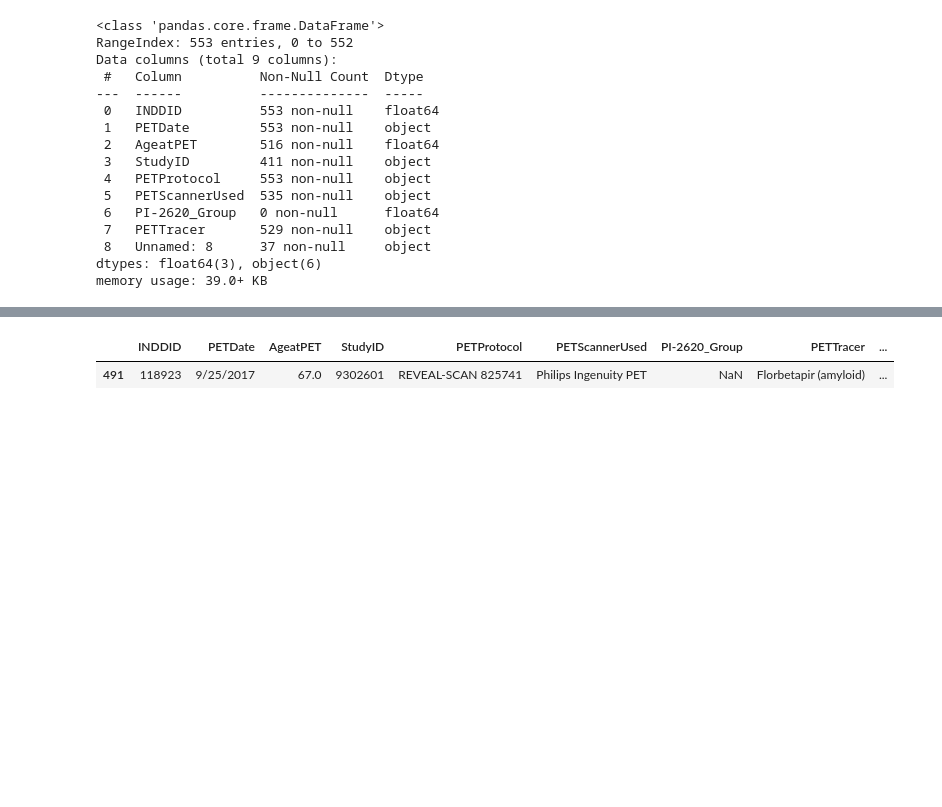
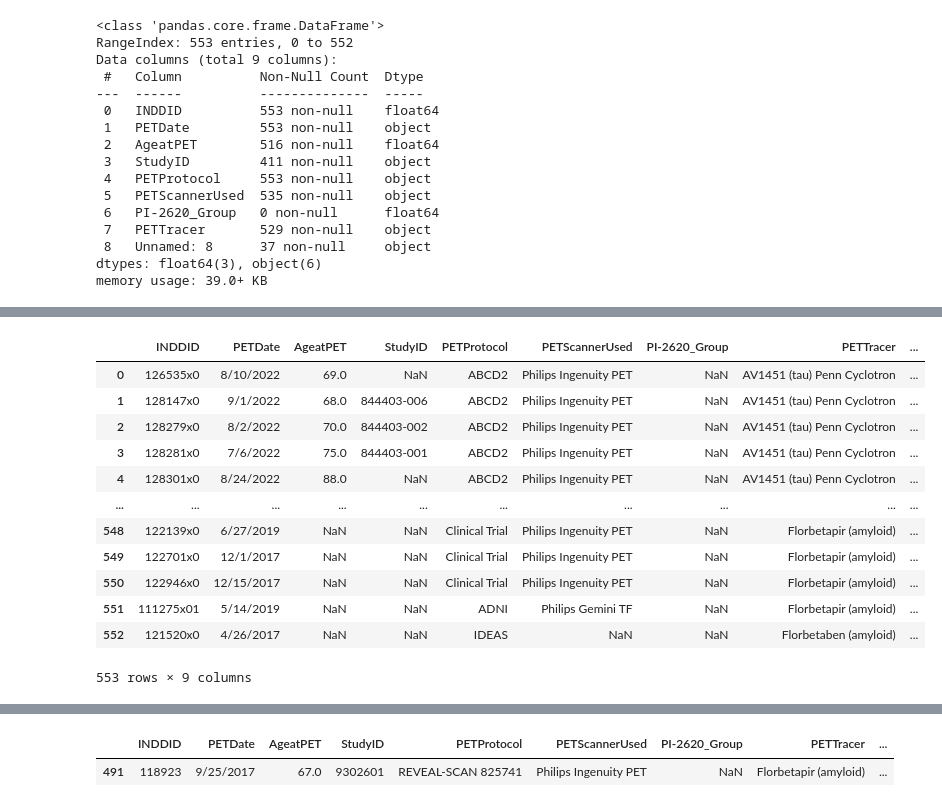
Before and after one commit to ermcgrew/flywheel, a Jupyter notebook: naccsc/PET_leftovers/Untitled.ipynb, the cells around one changed output, grey strips where cells are left out. Drawn from its saved outputs; the diff is of its cells as text; code cells hidden in the pictures; blank space fills up the shorter version.

```diff
--- a/naccsc/PET_leftovers/Untitled.ipynb
+++ b/naccsc/PET_leftovers/Untitled.ipynb
@@ -60 +49,20 @@ df_study
 553 rows × 9 columns
+# %%
+# df_study['INDDID']=df_study['INDDID'].str.replace(".01","x01")
+# df_study['INDDID']=df_study['INDDID'].str.replace(".02","x02")
+df_study['INDDID']=df_study['INDDID'].str.replace(".","x")
+df_study
+# %% [output]
+|  | INDDID | PETDate | AgeatPET | StudyID | PETProtocol | PETScannerUsed | PI-2620_Group | PETTracer | ... |
+| 0 | 126535x0 | 8/10/2022 | 69.0 | NaN | ABCD2 | Philips Ingenuity PET | NaN | AV1451 (tau) Penn Cyclotron | ... |
+| 1 | 128147x0 | 9/1/2022 | 68.0 | 844403-006 | ABCD2 | Philips Ingenuity PET | NaN | AV1451 (tau) Penn Cyclotron | ... |
+| 2 | 128279x0 | 8/2/2022 | 70.0 | 844403-002 | ABCD2 | Philips Ingenuity PET | NaN | AV1451 (tau) Penn Cyclotron | ... |
+| 3 | 128281x0 | 7/6/2022 | 75.0 | 844403-001 | ABCD2 | Philips Ingenuity PET | NaN | AV1451 (tau) Penn Cyclotron | ... |
+| 4 | 128301x0 | 8/24/2022 | 88.0 | NaN | ABCD2 | Philips Ingenuity PET | NaN | AV1451 (tau) Penn Cyclotron | ... |
+| ... | ... | ... | ... | ... | ... | ... | ... | ... | ... |
+| 548 | 122139x0 | 6/27/2019 | NaN | NaN | Clinical Trial | Philips Ingenuity PET | NaN | Florbetapir (amyloid) | ... |
+| 549 | 122701x0 | 12/1/2017 | NaN | NaN | Clinical Trial | Philips Ingenuity PET | NaN | Florbetapir (amyloid) | ... |
+| 550 | 122946x0 | 12/15/2017 | NaN | NaN | Clinical Trial | Philips Ingenuity PET | NaN | Florbetapir (amyloid) | ... |
+| 551 | 111275x01 | 5/14/2019 | NaN | NaN | ADNI | Philips Gemini TF | NaN | Florbetapir (amyloid) | ... |
+| 552 | 121520x0 | 4/26/2017 | NaN | NaN | IDEAS | NaN | NaN | Florbetaben (amyloid) | ... |
+553 rows × 9 columns
```
Also changed, not shown: parts of 8 cells of this notebook, 1 other file.
